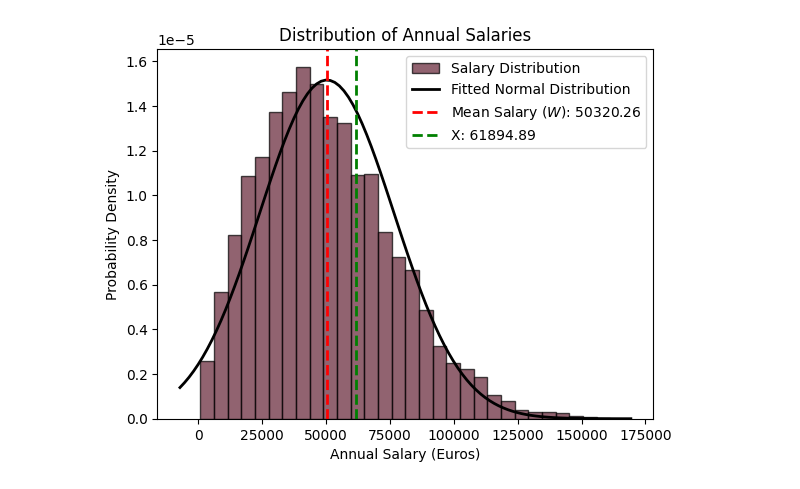
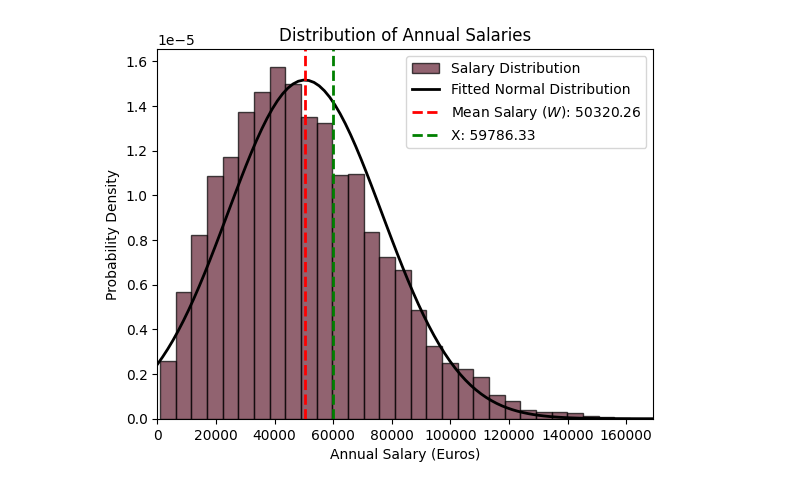
Before and after one commit to ASHIKAMOHAN/FDS, a Jupyter notebook: ASHIKA.ipynb, the cells around one changed output. Cells and saved outputs as stored; diff of their text form; code cells hidden in the pictures.

Commit message:
function updated

```diff
--- a/ASHIKA.ipynb
+++ b/ASHIKA.ipynb
@@ -7,7 +7,7 @@ from scipy.stats import norm
 # Read the data from the CSV file
 data = pd.read_csv('data1-1 (1).csv', header=None, names=['Salary'])
 
-def getStatisticalDescription(data):
+def get_statistical_description(data):
     salary_data = data['Salary']
     median = np.median(salary_data)
     mode = salary_data.mode().iloc[0]
@@ -15,52 +15,52 @@ def getStatisticalDescription(data):
     variance = np.var(salary_data)
     kurtosis = salary_data.kurtosis()
     skewness = salary_data.skew()
-    return mode, median, std, variance, kurtosis, skewness
+    data_range = max(salary_data) - min(salary_data)
+    max_value = max(salary_data)
+    min_value = min(salary_data)
+    Q1 = np.percentile(salary_data, 25)
+    Q3 = np.percentile(salary_data, 75)
+    iqr = Q3 - Q1
+    return mode, median, std, variance, kurtosis, skewness, data_range, max_value, min_value, iqr
 
+# Assuming 'data' is a DataFrame with a 'Salary' column
+mode, median, std, variance, kurtosis, skewness, data_range, max_value, min_value, iqr = get_statistical_description(data)
 
-# Plot the histogram
-plt.hist(data['Salary'], bins=30, density=True, alpha=0.7, color='#632134', edgecolor='black', label='Salary Distribution')
+print(f"Mode: {mode}, Median: {median}, Std: {std}, Variance: {variance}, Kurtosis: {kurtosis}, Skewness: {skewness}, Range: {data_range}, Max: {max_value}, Min: {min_value}, IQR: {iqr}")
 
-# Fit a normal distribution to the data
-mu, std = norm.fit(data['Salary'])
-xmin, xmax = plt.xlim()
-x = np.linspace(xmin, xmax, 100)
-p = norm.pdf(x, mu, std)
+def HistPlot(data):
+    # Plot the histogram
+    plt.hist(data, bins=30, density=True, alpha=0.7, color='#632134', edgecolor='black', label='Salary Distribution')
 
-# Plot the PDF
-plt.plot(x, p, 'k', linewidth=2,label='Fitted Normal Distribution')
+    # Fit a normal distribution to the data
+    mu, std = norm.fit(data)
+    xmin, xmax = plt.xlim()
+    x = np.linspace(xmin, xmax, 100)
+    p = norm.pdf(x, mu, std)
 
-# Calculate and print the mean annual salary (W)
-# mean_salary = np.mean(data['Salary'])
+    # Plot the PDF
+    plt.plot(x, p, 'k', linewidth=2,label='Fitted Normal Distribution')
 
+    # Calculate and print the value X
+    mean_salary = np.mean(data)
+    plt.axvline(mean_salary, color='red', linestyle='dashed', linewidth=2, label=f'Mean Salary ($W$): {mean_salary:.2f}')
+    X = np.percentile(data,67)
+    plt.axvline(X, color='green', linestyle='dashed', linewidth=2, label=f'X: {X:.2f}')
 
-# Calculate and print the value X
-mean_salary = mu
-percentile_33 = 0.33
-plt.axvline(mean_salary, color='red', linestyle='dashed', linewidth=2, label=f'Mean Salary ($W$): {mean_salary:.2f}')
-X = norm.ppf(1 - percentile_33, loc=mu, scale=std)
-plt.axvline(X, color='green', linestyle='dashed', linewidth=2, label=f'X: {X:.2f}')
+    # Add labels, title, and legend
+    plt.xlabel('Annual Salary (Euros)')
+    plt.ylabel('Probability Density')
+    plt.title('Distribution of Annual Salaries')
+    plt.legend()
 
-# Add labels, title, and legend
-plt.xlabel('Annual Salary (Euros)')
-plt.ylabel('Probability Density')
-plt.title('Distribution of Annual Salaries')
-plt.legend()
+    # Set x-axis and y-axis limits to start from 0
+    plt.xlim(0, xmax)
+    plt.ylim(0, plt.ylim()[1])
 
-plt.savefig('salary_distribution_plot.png')
-# Show the plot
-plt.show()
+    plt.savefig('salary_distribution_plot.png')
+    # Show the plot
+    plt.show()
 
-# Calculate measures of variability
-Q1 = np.percentile(data['Salary'], 25)
-Q3 = np.percentile(data['Salary'], 75)
-iqr = Q3 - Q1
-print(f"IQR (Interquartile Range): {iqr}")
-
-data_range = data['Salary'].max() - data['Salary'].min()
-print(f"Range of data: {data_range}")
-
-# Call the function and print the extended statistical description
-mode, median, std, variance, kurtosis, skewness = getStatisticalDescription(data)
-print(f"Mode: {mode}, Median: {median}, Std: {std}, Variance: {variance}, Kurtosis: {kurtosis}, Skewness: {skewness}")
+# Drop NaN values and use the Series
+HistPlot(data['Salary'])
 # %% [output]
@@ -67 +68 @@ print(f"Mode: {mode}, Median: {median}, Std: {std}, Variance: {variance}, Kurtos
-[figure, old version]
+[figure, new version]
```
Also changed, not shown: parts of 1 cell of this notebook, 2 other files.
